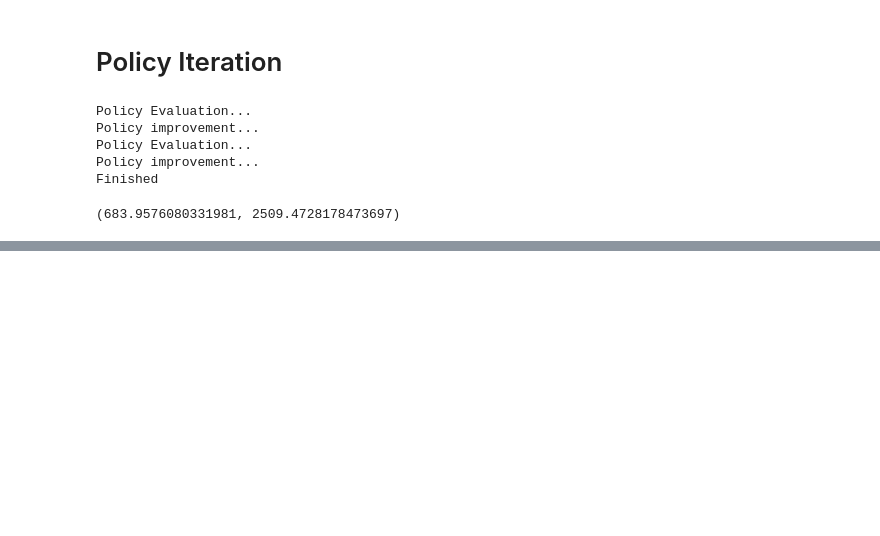
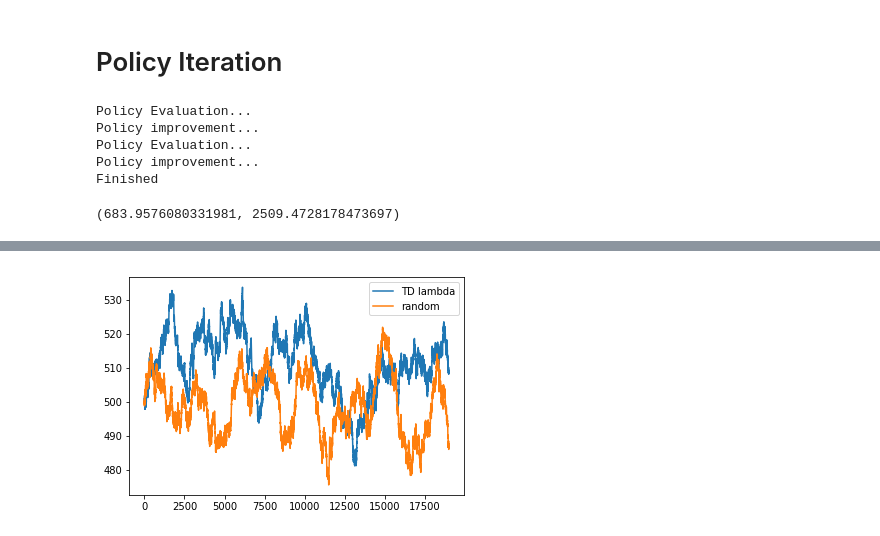
Before and after one commit to jimimvp/ml_from_scratch, a Jupyter notebook: Reinforcement Learning.ipynb, the cells around one changed output, grey strips where cells are left out. Cells and saved outputs as stored; diff of their text form; code cells hidden in the pictures; blank space fills up the shorter version.

Commit message:
TD lambda

```diff
--- a/Reinforcement Learning.ipynb
+++ b/Reinforcement Learning.ipynb
@@ -63,7 +108,7 @@ class RandomMDP:
         self.ttable = ttable/row_sum
 
         # random transitions rewards
-        self.rewards = np.random.normal(0,1,size=(num_states, num_states))
+        self.rewards = np.random.rand(num_states*num_states).reshape((num_states, num_states))
         self.s_current = 0
 
     def step(self, a):
@@ -254,0 +302,83 @@ random_acc, opt_acc
+# %%
+import numpy as np
+
+# backward view
+class DiscreteTDLambda:
+
+    def __init__(self,lr, ttable, rtable, states, lam=.95, gamma=.99, epsilon=.5, edecay=10000):
+        self._states = states
+        self._lam = lam
+        self._gamma = gamma
+
+        self._states = np.arange(ttable.shape[0])
+        self._actions = np.arange(ttable.shape[1])
+        self._num_actions = ttable.shape[1]
+        self._eligibilities = np.zeros_like(self._states, dtype=np.float32)
+        self._value = np.zeros_like(self._states, dtype=np.float32)
+        self._lr = 1e-3
+        self._ttable = ttable
+        self._rtable = rtable
+        self._epsilon = epsilon
+        self._depsilon = epsilon/edecay
+
+    def __call__(self, s):
+        action_values = np.zeros(self._num_actions)
+
+        # take random action randomly
+        if np.random.rand()<self._epsilon:
+            return np.random.randint(self._num_actions)
+
+        self._epsilon -= self._depsilon
+
+        for a in self._actions:
+            for s_ in self._states:
+                action_values[a] += self._ttable[s,a,s_]*(self._rtable[s,s_]+self._gamma*self._value[s_])
+        return np.argmax(action_values)
+
+    def update(self, s, r, s_next, d=False):
+        # current td error
+        td_error = r + self._gamma*self._value[s_next] - self._value[s]
+        # update eligibilities
+        self._eligibilities*=self._lam*self._gamma
+        self._eligibilities[s] += 1.0
+
+        # update all state values based on eligibilities
+        self._value += self._eligibilities*td_error*self._lr
+
+np.random.seed()
+env = RandomMDP(20, 2)
+STATES = np.arange(env.num_states)
+ACTIONS = np.arange(env.num_actions)
+ttable = env.ttable
+rtable = env.rewards
+lr = 1e-4
+
+def run_policy(policy, env, steps=2000):
+
+    step_rewards = np.zeros(steps)
+    np.random.seed(222)
+    s = env.reset()
+    for i in range(steps):
+        a = policy(s)
+        s_, r, d, _ = env.step(a)
+        step_rewards[i] = r
+        if hasattr(policy, 'update'):
+            policy.update(s, r, s_, d)
+        s = s_
+
+    return step_rewards
+
+def rm(x, N):
+    cumsum = np.cumsum(np.insert(x, 0, 0))
+    return (cumsum[N:] - cumsum[:-N])
+
+algo = DiscreteTDLambda(lr, ttable, rtable, states=STATES, gamma=.99, lam=0.95, epsilon=0.2, edecay=5000)
+td_lam_res = run_policy(algo, env, 20000)
+algo = lambda s: np.random.choice(ACTIONS)
+random_pol_res = run_policy(algo, env,20000)
+
+
+plt.plot(rm(td_lam_res, 1000), label='TD lambda')
+plt.plot(rm(random_pol_res, 1000), label='random')
+plt.legend()
+# %% [output]
@@ -254,0 +386 @@ random_acc, opt_acc
+[figure, added]
```
Also changed, not shown: parts of 6 cells of this notebook.
